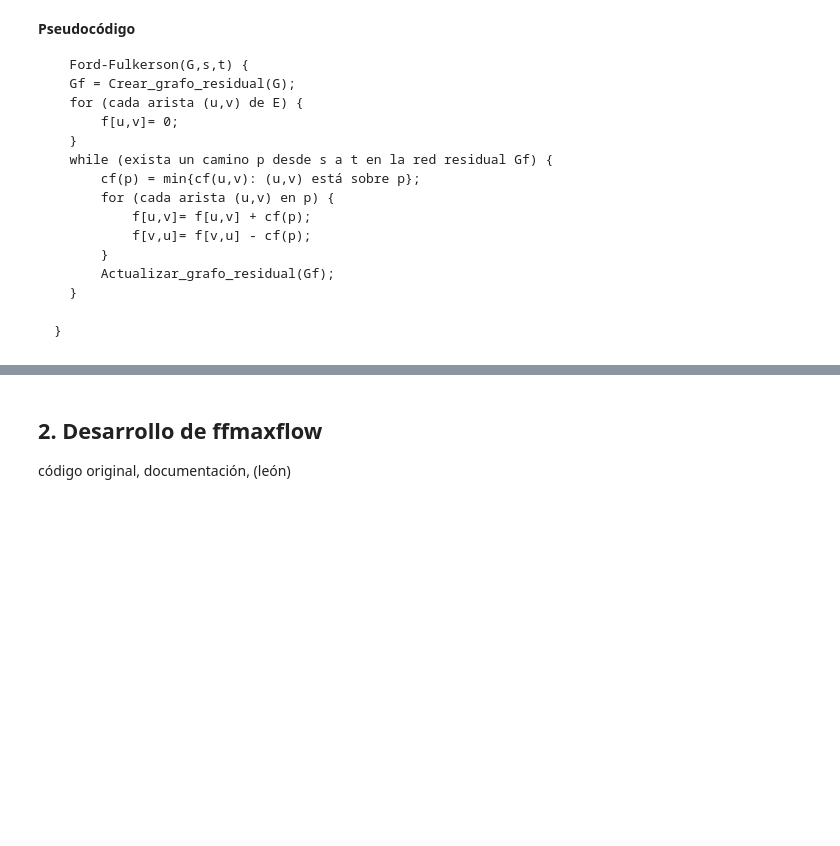
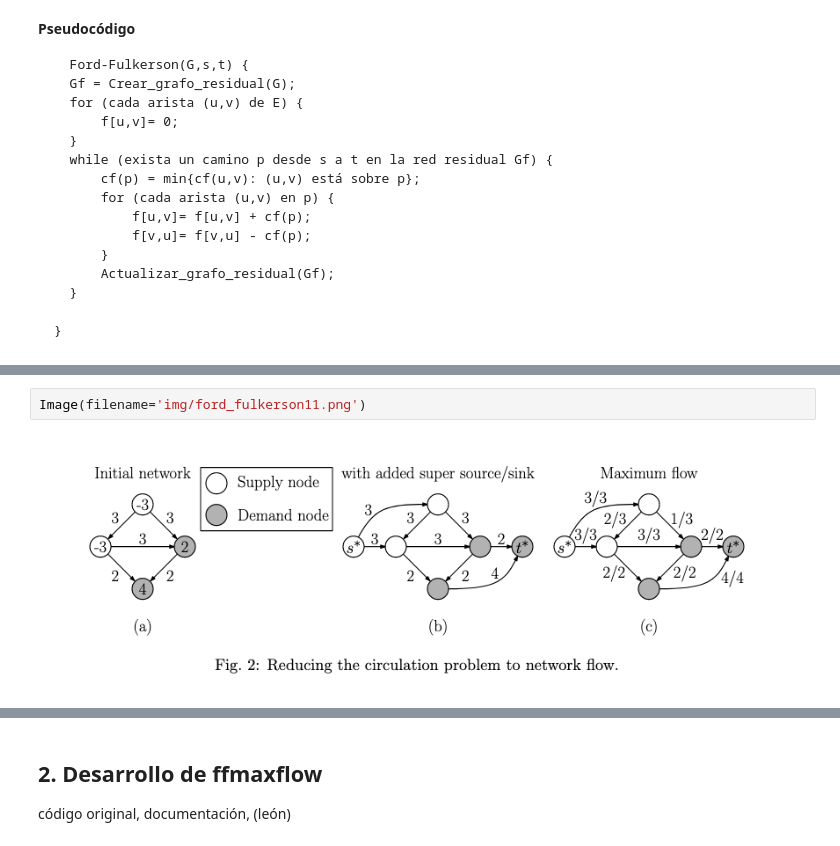
Before and after one commit to diramtz/ProyectoFinal_MaxFlow, a Jupyter notebook: reporte_equipo_2.ipynb, the cells around one changed output, grey strips where cells are left out. Saved outputs shown, nothing was run; the diff lists cells and outputs as text; blank space fills up the shorter version.

```diff
--- a/reporte_equipo_2.ipynb
+++ b/reporte_equipo_2.ipynb
@@ -143,0 +201,4 @@ Cuando las capacidades son números enteros, el tiempo de ejecución de Ford-Ful
+# %%
+Image(filename='img/ford_fulkerson11.png')
+# %% [output]
+[figure, added]
```
Also changed, not shown: parts of 12 cells of this notebook, 4 other files.
